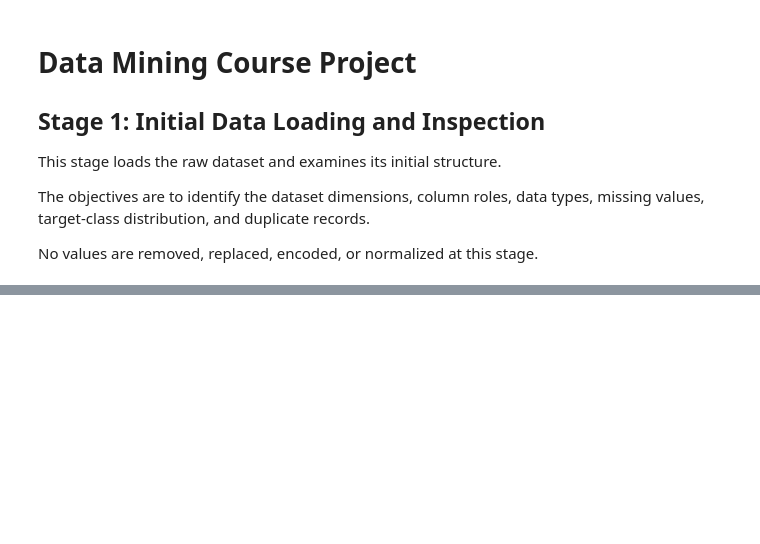
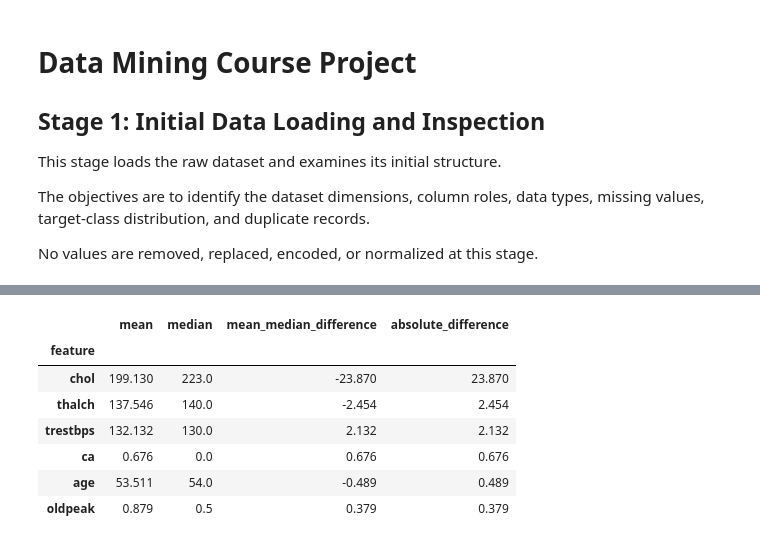
Before and after one commit to AmirhosseinKhadivi/DataMining-Course-Project, a Jupyter notebook: notebooks/DMProject.ipynb, the cells around one changed output, grey strips where cells are left out. Saved outputs shown, nothing was run; the diff lists cells and outputs as text; code cells hidden in the pictures; blank space fills up the shorter version.

```diff
--- a/notebooks/DMProject.ipynb
+++ b/notebooks/DMProject.ipynb
@@ -568,0 +848,31 @@ for output_file in sorted(TABLES_DIR.glob("01_*.csv")):
+# %%
+center_comparison = descriptive_statistics[
+    [
+        "mean",
+        "median",
+        "mean_median_difference",
+    ]
+].copy()
+
+
+center_comparison["absolute_difference"] = (
+    center_comparison["mean_median_difference"].abs()
+)
+
+
+center_comparison = center_comparison.sort_values(
+    by="absolute_difference",
+    ascending=False,
+)
+
+
+display(center_comparison.round(3))
+# %% [output]
+|  | mean | median | mean_median_difference | absolute_difference |
+| feature |  |  |  |  |
+| chol | 199.130 | 223.0 | -23.870 | 23.870 |
+| thalch | 137.546 | 140.0 | -2.454 | 2.454 |
+| trestbps | 132.132 | 130.0 | 2.132 | 2.132 |
+| ca | 0.676 | 0.0 | 0.676 | 0.676 |
+| age | 53.511 | 54.0 | -0.489 | 0.489 |
+| oldpeak | 0.879 | 0.5 | 0.379 | 0.379 |
```
Also changed, not shown: parts of 19 cells of this notebook, 1 other file.
